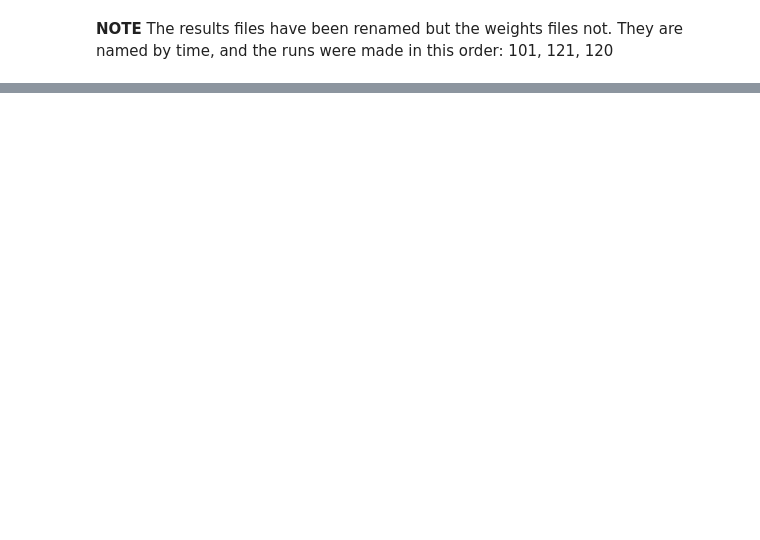
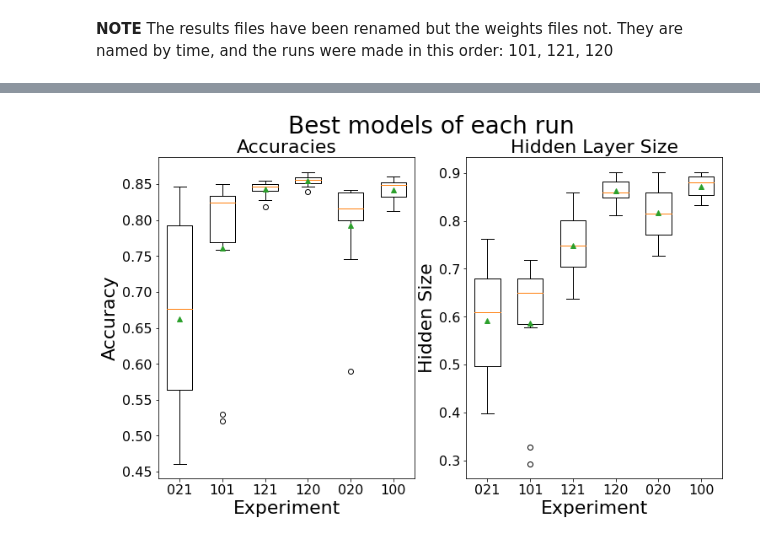
Before and after one commit to verrannt/enas-compression, a Jupyter notebook: src/notebooks/Results Analysis.ipynb, the cells around one changed output, grey strips where cells are left out. Drawn from its saved outputs; the diff is of its cells as text; code cells hidden in the pictures; blank space fills up the shorter version.

```diff
--- a/src/notebooks/Results Analysis.ipynb
+++ b/src/notebooks/Results Analysis.ipynb
@@ -18,3 +24,13 @@ sys.path.append('.')
 from src.results import ResultsIO
 # %%
 res_path = 'results'
+weights_path = 'weights'
+# %%
+# Color-blind friendly color-pallette
+colors = ['#377eb8', '#ff7f00', '#4daf4a',
+          '#f781bf', '#a65628', '#984ea3',
+          '#999999', '#e41a1c', '#dede00']
+# Previously: ['blue', 'black', 'red', 'purple','gray','cyan']
+
+# Order of the experiments
+exps = ['021','101','121','120','020','100',]
@@ -20,0 +83,33 @@ res_path = 'results'
+# %%
+plt.figure(figsize=(12,7))
+plt.suptitle('Best models of each run', fontsize=pltargs.suptitle_size)
+
+def plot_boxplot(best):
+    plt.boxplot(
+        x=best,
+        #x=[best_acc_dict['001'],best_acc_dict['020'],best_acc_dict['100'],best_acc_dict['021']],
+        labels=exps,
+        widths=pltargs.boxplot_width,
+        autorange=True,
+        showmeans=True
+    )
+plt.subplot(121)
+plt.title('Accuracies', fontdict=pltargs.title_font)
+plot_boxplot(best_acc_allexps)
+plt.xlabel('Experiment', fontdict=pltargs.label_font)
+plt.ylabel('Accuracy', fontdict=pltargs.label_font)
+plt.xticks(fontsize=pltargs.tick_size)
+plt.yticks(fontsize=pltargs.tick_size)
+
+plt.subplot(122)
+plt.title('Hidden Layer Size', fontdict=pltargs.title_font)
+plot_boxplot(best_sizes_allexps)
+plt.xlabel('Experiment', fontdict=pltargs.label_font)
+plt.ylabel('Hidden Size', fontdict=pltargs.label_font)
+plt.xticks(fontsize=pltargs.tick_size)
+plt.yticks(fontsize=pltargs.tick_size)
+
+#plt.tight_layout()
+plt.show()
+# %% [output]
+[figure, added]
```
Also changed, not shown: parts of 17 cells of this notebook.
